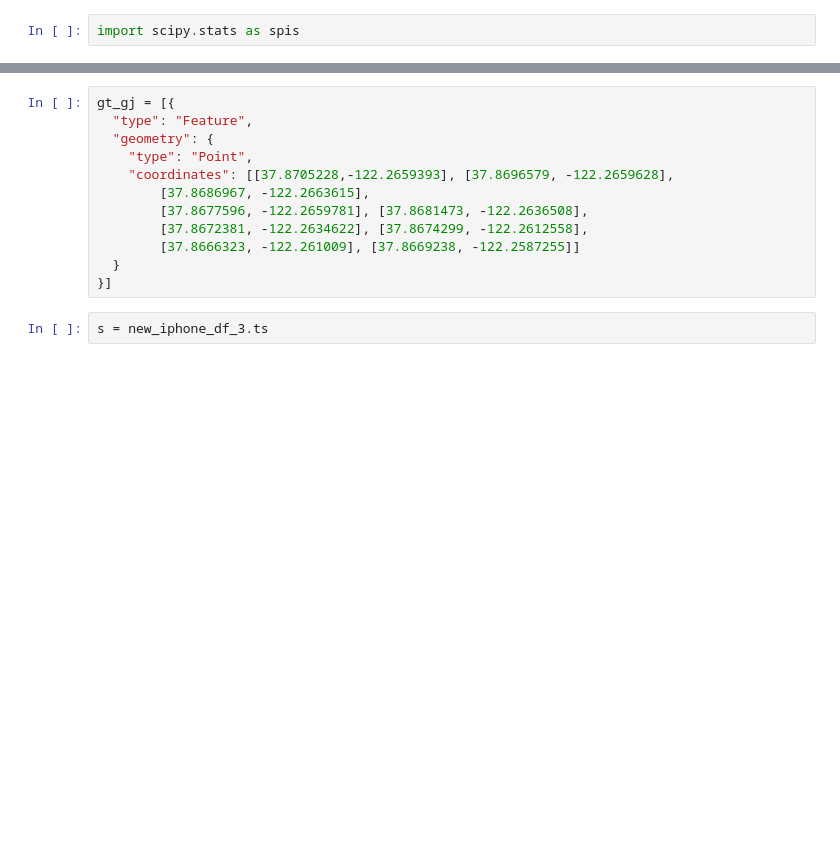
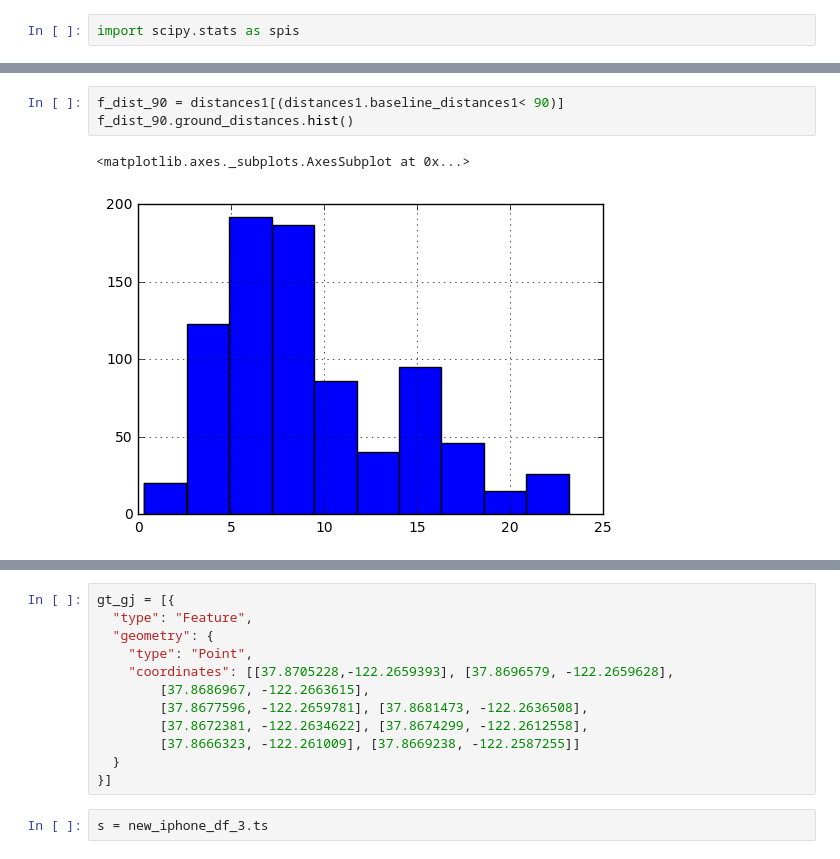
Before and after one commit to e-mission/e-mission-explore, a Jupyter notebook: Berkeley_Trip.ipynb, the cells around one changed output, grey strips where cells are left out. Drawn from its saved outputs; the diff is of its cells as text; blank space fills up the shorter version.

```diff
--- a/Berkeley_Trip.ipynb
+++ b/Berkeley_Trip.ipynb
@@ -289,0 +339,6 @@ plt.show()
+# %%
+f_dist_90 = distances1[(distances1.baseline_distances1< 90)]
+f_dist_90.ground_distances.hist()
+# %% [output]
+<matplotlib.axes._subplots.AxesSubplot at 0x...>
+[figure, added]
```
Also changed, not shown: parts of 66 cells of this notebook.
